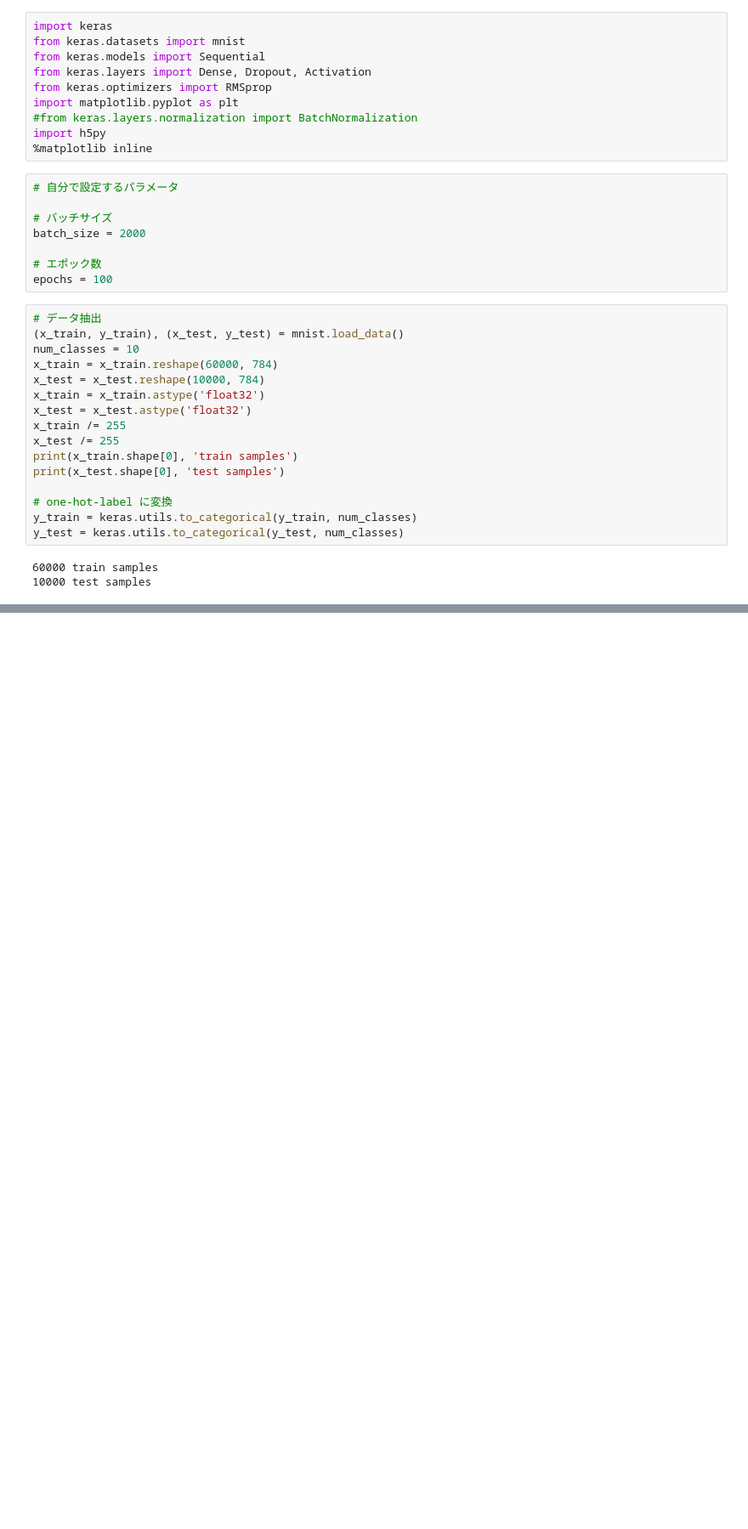
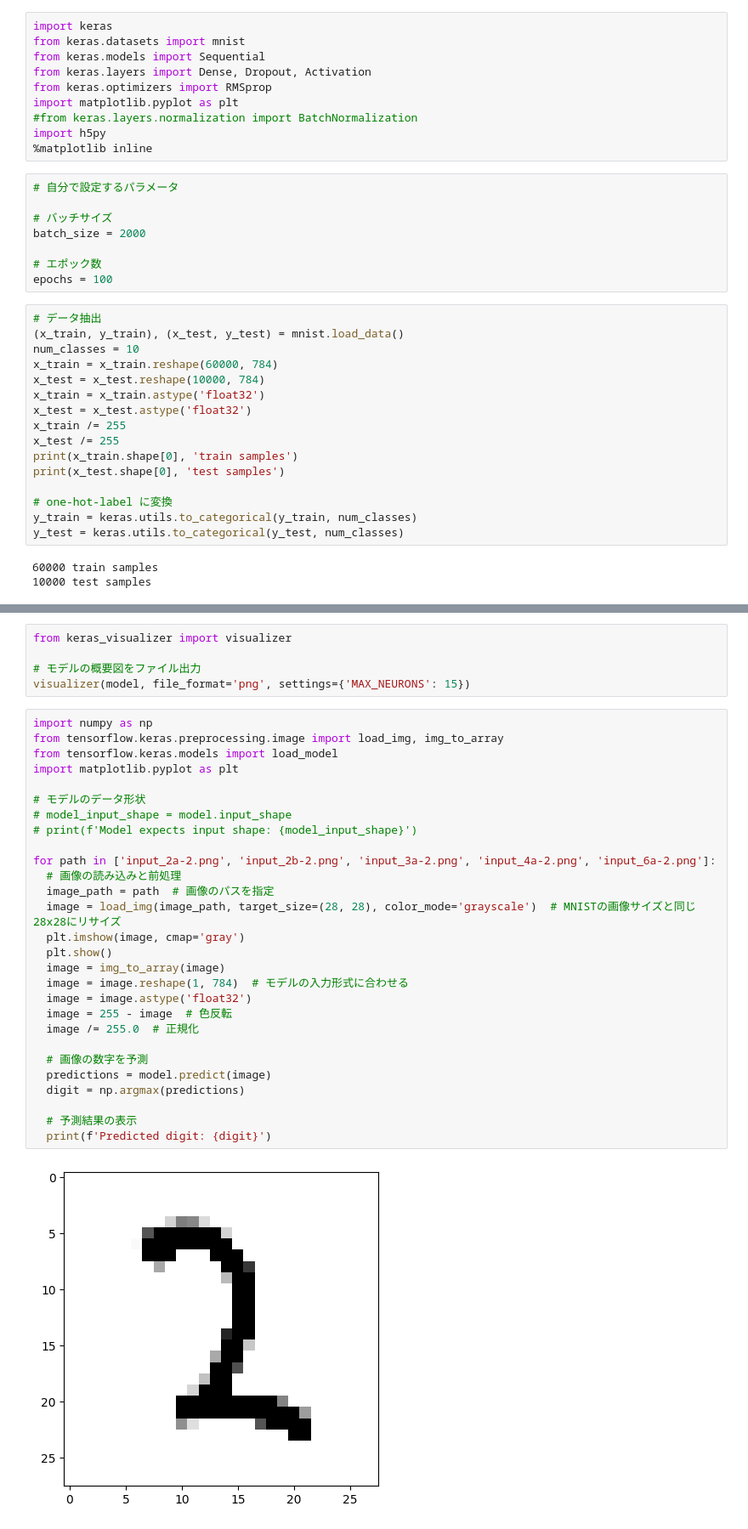
Before and after one commit to irumaru/dnn, a Jupyter notebook: sample.ipynb, the cells around one changed output, grey strips where cells are left out. Shown at 85% size. Saved outputs shown, nothing was run; the diff lists cells and outputs as text; blank space fills up the shorter version.

```diff
--- a/sample.ipynb
+++ b/sample.ipynb
@@ -154,0 +153,35 @@ plt.show()
+# %%
+from keras_visualizer import visualizer
+
+# モデルの概要図をファイル出力
+visualizer(model, file_format='png', settings={'MAX_NEURONS': 15})
+# %%
+import numpy as np
+from tensorflow.keras.preprocessing.image import load_img, img_to_array
+from tensorflow.keras.models import load_model
+import matplotlib.pyplot as plt
+
+# モデルのデータ形状
+# model_input_shape = model.input_shape
+# print(f'Model expects input shape: {model_input_shape}')
+
+for path in ['input_2a-2.png', 'input_2b-2.png', 'input_3a-2.png', 'input_4a-2.png', 'input_6a-2.png']:
+  # 画像の読み込みと前処理
+  image_path = path  # 画像のパスを指定
+  image = load_img(image_path, target_size=(28, 28), color_mode='grayscale')  # MNISTの画像サイズと同じ28x28にリサイズ
+  plt.imshow(image, cmap='gray')
+  plt.show()
+  image = img_to_array(image)
+  image = image.reshape(1, 784)  # モデルの入力形式に合わせる
+  image = image.astype('float32')
+  image = 255 - image  # 色反転
+  image /= 255.0  # 正規化
+
+  # 画像の数字を予測
+  predictions = model.predict(image)
+  digit = np.argmax(predictions)
+
+  # 予測結果の表示
+  print(f'Predicted digit: {digit}')
+# %% [output]
+[figure, added]
```
Also changed, not shown: parts of 4 cells of this notebook, 17 other files.
